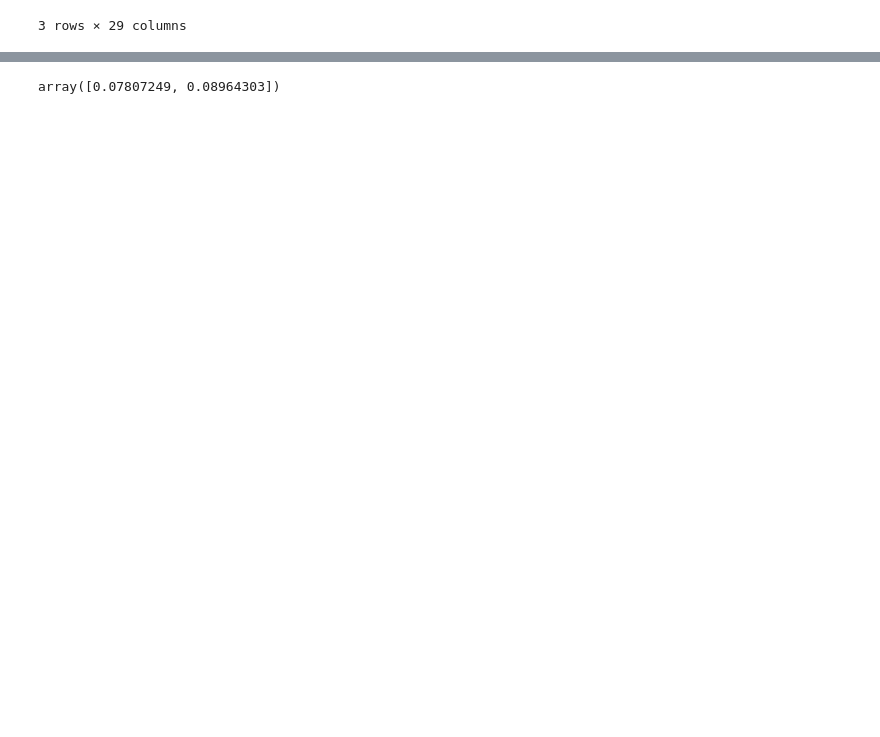
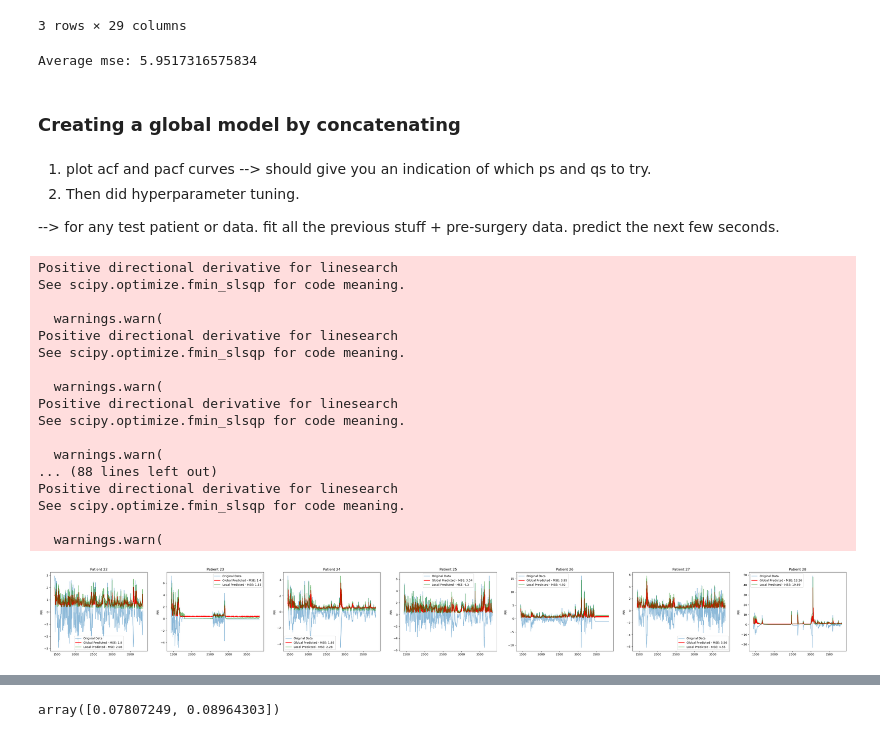
Before and after one commit to celisa/Heart-Rate-Variability-Repo, a Jupyter notebook: 02_code/final_project.ipynb, the cells around one changed output, grey strips where cells are left out. Cells and saved outputs as stored; diff of their text form; code cells hidden in the pictures; blank space fills up the shorter version.

Commit message:
updating global model

```diff
--- a/02_code/final_project.ipynb
+++ b/02_code/final_project.ipynb
@@ -234,9 +234,13 @@ I know you said that you can fit multiple realizations and take the mean. But ar
 # %% [markdown]
 240 is test size
 # %%
-def create_datasets(patient, test_size = 240, differencing = True, periods = 1, smoothing = True, smoothing_level = 0.1):
+def create_datasets(patient, test_size = 240, global_df = None, differencing = True, periods = 1, smoothing = True, smoothing_level = 0.1):
+    if global_df is not None:
+        patient = pd.concat([global_df, patient], axis = 0)
+
     if differencing:
         patient = patient.diff(periods = periods).dropna()
+
     if smoothing:
         exp_model = ExponentialSmoothing(patient, trend="add", seasonal=None).fit(smoothing_level=smoothing_level)
         train, test = (
@@ -250,13 +254,13 @@ def create_datasets(patient, test_size = 240, differencing = True, periods = 1,
     )
     return train, test
 
-def fit_data(train, test, exog, p = 1, q = 1, make_rolling_predictions = True, window = 5):
+def fit_data(train, test, exog, p = 1, q = 1, make_rolling_predictions = True, window = 5, starting_values = None):
     if make_rolling_predictions:
         # Rolling Forecast
         predictions = []
         curr_train = train.copy()
         for i in range(0, len(test), window):
-            model = arch_model(y = curr_train, x = exog, mean="Zero", vol="GARCH", p = p, q = q, rescale = True).fit(disp="off")
+            model = arch_model(y = curr_train, x = exog, mean="Zero", vol="GARCH", p = p, q = q, rescale = True).fit(disp="off", starting_values = starting_values, update_freq = 0)
             pred = model.forecast(horizon = window, reindex = False)
             predictions.append((np.sqrt(pred.variance.values[-1,:])))
             curr_train = curr_train.append(test[i:i+window])
@@ -319,5 +323,64 @@ global_results
 | alpha[1] | 0.956797 | 0.948360 | 0.703418 | 0.920606 | 0.944491 | 0.814780 | 0.842836 | 0.879913 | 0.643991 | 0.953563 | ... | ... |
 | beta[1] | 0.000000 | 0.040922 | 0.296582 | 0.026993 | 0.000000 | 0.185220 | 0.157164 | 0.120087 | 0.356010 | 0.037612 | ... | ... |
 3 rows × 29 columns
-# %%
-model.fit(start_params = global_results['global_means'].values, disp = 'off').summary()
+# %%
+print("Average mse: " + str(np.mean(mses)))
+# %% [output]
+Average mse: 5.9517316575834
+# %% [markdown]
+### Creating a global model by concatenating
+# %% [markdown]
+1) plot acf and pacf curves --> should give you an indication of which ps and qs to try.
+2) Then did hyperparameter tuning.
+
+--> for any test patient or data.
+fit all the previous stuff + pre-surgery data. predict the next few seconds.
+# %%
+# concatenating all data
+concatenated_data_21 = pd.DataFrame()
+for i in range(1, 22):
+    patient = rris["rri_" + str(i)]
+    train, test = create_datasets(patient, test_size = 0, differencing = True, periods = 1, smoothing = True, smoothing_level = 0.1)
+    concatenated_data_21 = pd.concat([concatenated_data_21, train], axis = 0)
+# %%
+fig, axs = plt.subplots(1, 7, figsize=(50, 5))
+warnings.filterwarnings("ignore")
+
+# testing on last 7 patients
+for i in range(22, 29):
+    patient = rris["rri_" + str(i)]
+    bbis = bis_all["bis_" + str(i)]
+
+    train_global, test_global = create_datasets(patient, test_size = 2400, global_df = concatenated_data_21, differencing = True, periods = 1, smoothing = True, smoothing_level = 0.1)
+    model, mse_global, predictions_global = fit_data(train_global, test_global, exog = None, p = 1, q = 1, make_rolling_predictions = True, window = 5)
+
+    train_local, test_local = create_datasets(patient, test_size = 2400, differencing = True, periods = 1, smoothing = True, smoothing_level = 0.1)
+    model, mse_local, predictions_local = fit_data(train_local, test_local, exog = bbis, p = 1, q = 1, make_rolling_predictions = True, window = 5)
+
+    # plot prediction data
+    axs[i-22].plot(test_global.index, test_global, alpha = 0.5, label = 'Original Data')
+    axs[i-22].plot(test_global.index, predictions_global, color='red', label='Global Predicted - MSE: ' + str(round(mse_global, 2)))
+    axs[i-22].plot(test_local.index, predictions_local, color='green', label='Local Predicted - MSE: ' + str(round(mse_local, 2)), alpha = 0.5)
+    axs[i-22].set_title('Patient ' + str(i))
+    axs[i-22].set_ylabel('RRI')
+    #axs[i, j].axvline(x = 1440, color = 'r', label = 'axvline - full height')
+    axs[i-22].legend()
+# %% [output]
+Positive directional derivative for linesearch
+See scipy.optimize.fmin_slsqp for code meaning.
+
+  warnings.warn(
+Positive directional derivative for linesearch
+See scipy.optimize.fmin_slsqp for code meaning.
+
+  warnings.warn(
+Positive directional derivative for linesearch
+See scipy.optimize.fmin_slsqp for code meaning.
+
+  warnings.warn(
+... (88 lines left out)
+Positive directional derivative for linesearch
+See scipy.optimize.fmin_slsqp for code meaning.
+
+  warnings.warn(
+[figure, added]
```
Also changed, not shown: parts of 4 cells of this notebook.
